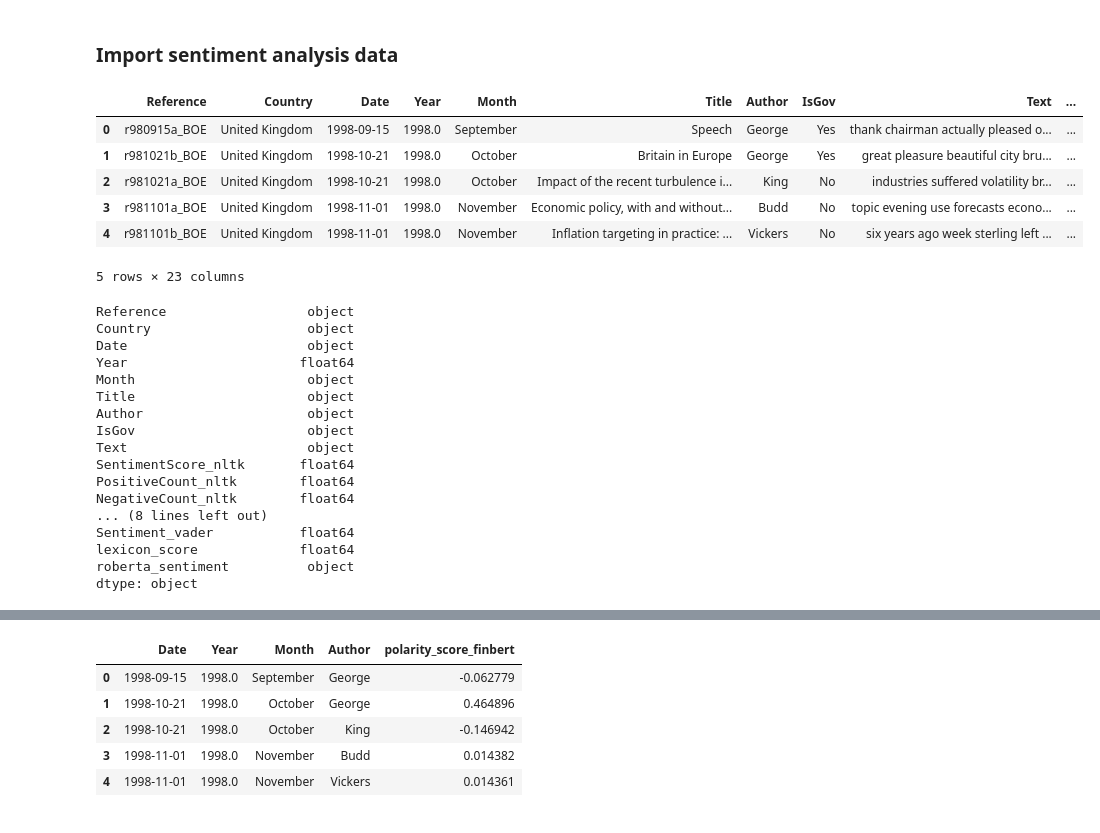
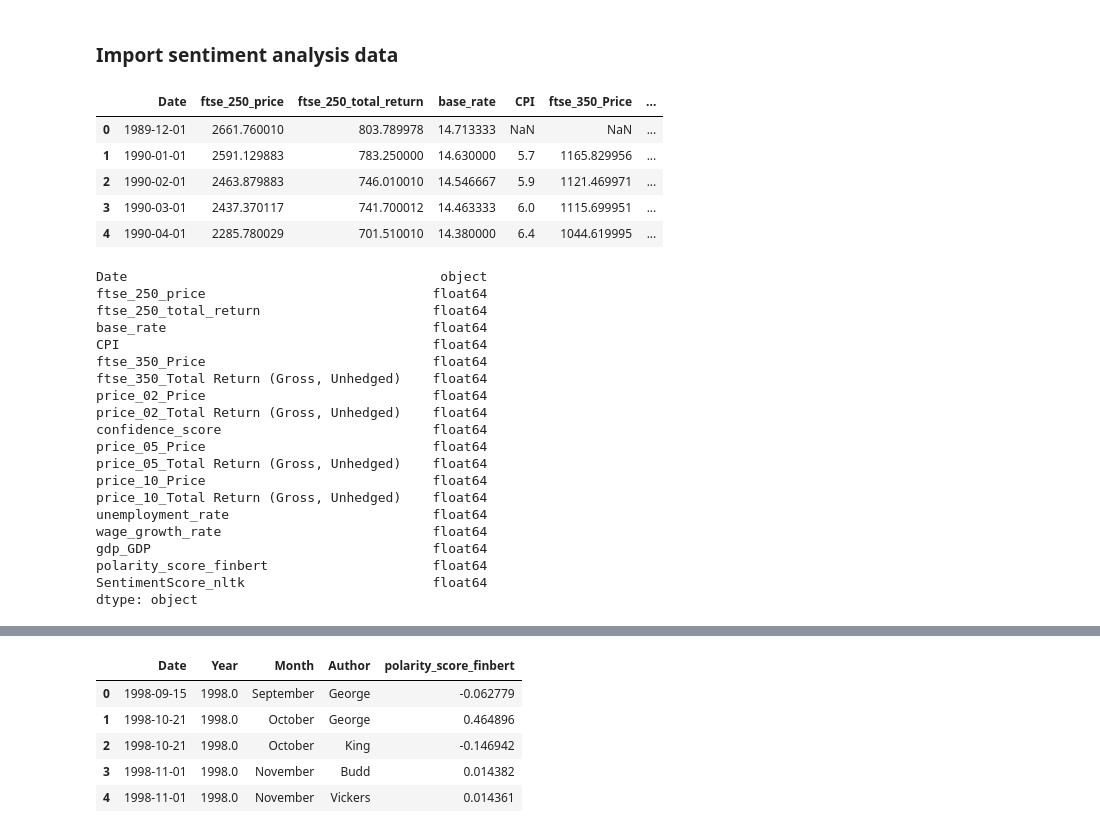
Before and after one commit to gamzebb/group-project, a Jupyter notebook: GDP Changes Analysis.ipynb, the cells around one changed output, grey strips where cells are left out. Cells and saved outputs as stored; diff of their text form; code cells hidden in the pictures.

```diff
--- a/GDP Changes Analysis.ipynb
+++ b/GDP Changes Analysis.ipynb
@@ -259,35 +259,37 @@ monthly_speech_counts['year_month'] = pd.to_datetime(monthly_speech_counts['year
 # %%
 # Read the speeches sentiment file and create the data frame
 
-speeches_sentiment_uk = pd.read_csv('monthly_sentiment_all_libraries.csv')
+speeches_sentiment_uk = pd.read_csv('merged_sentiment_copy.csv')
 
 speeches_sentiment_uk.head()
 # %% [output]
-|  | Reference | Country | Date | Year | Month | Title | Author | IsGov | Text | ... |
-| 0 | r980915a_BOE | United Kingdom | 1998-09-15 | 1998.0 | September | Speech | George | Yes | thank chairman actually pleased o... | ... |
-| 1 | r981021b_BOE | United Kingdom | 1998-10-21 | 1998.0 | October | Britain in Europe | George | Yes | great pleasure beautiful city bru... | ... |
-| 2 | r981021a_BOE | United Kingdom | 1998-10-21 | 1998.0 | October | Impact of the recent turbulence i... | King | No | industries suffered volatility br... | ... |
-| 3 | r981101a_BOE | United Kingdom | 1998-11-01 | 1998.0 | November | Economic policy, with and without... | Budd | No | topic evening use forecasts econo... | ... |
-| 4 | r981101b_BOE | United Kingdom | 1998-11-01 | 1998.0 | November | Inflation targeting in practice: ... | Vickers | No | six years ago week sterling left ... | ... |
+|  | Date | ftse_250_price | ftse_250_total_return | base_rate | CPI | ftse_350_Price | ... |
+| 0 | 1989-12-01 | 2661.760010 | 803.789978 | 14.713333 | NaN | NaN | ... |
+| 1 | 1990-01-01 | 2591.129883 | 783.250000 | 14.630000 | 5.7 | 1165.829956 | ... |
+| 2 | 1990-02-01 | 2463.879883 | 746.010010 | 14.546667 | 5.9 | 1121.469971 | ... |
+| 3 | 1990-03-01 | 2437.370117 | 741.700012 | 14.463333 | 6.0 | 1115.699951 | ... |
+| 4 | 1990-04-01 | 2285.780029 | 701.510010 | 14.380000 | 6.4 | 1044.619995 | ... |
-5 rows × 23 columns
 # %%
 #Check if the data types are right
 speeches_sentiment_uk.dtypes
 # %% [output]
-Reference                  object
-Country                    object
-Date                       object
-Year                      float64
-Month                      object
-Title                      object
-Author                     object
-IsGov                      object
-Text                       object
-SentimentScore_nltk       float64
-PositiveCount_nltk        float64
-NegativeCount_nltk        float64
-... (8 lines left out)
-Sentiment_vader           float64
-lexicon_score             float64
-roberta_sentiment          object
+Date                                        object
+ftse_250_price                             float64
+ftse_250_total_return                      float64
+base_rate                                  float64
+CPI                                        float64
+ftse_350_Price                             float64
+ftse_350_Total Return (Gross, Unhedged)    float64
+price_02_Price                             float64
+price_02_Total Return (Gross, Unhedged)    float64
+confidence_score                           float64
+price_05_Price                             float64
+price_05_Total Return (Gross, Unhedged)    float64
+price_10_Price                             float64
+price_10_Total Return (Gross, Unhedged)    float64
+unemployment_rate                          float64
+wage_growth_rate                           float64
+gdp_GDP                                    float64
+polarity_score_finbert                     float64
+SentimentScore_nltk                        float64
 dtype: object
```
Also changed, not shown: parts of 1 cell of this notebook.
